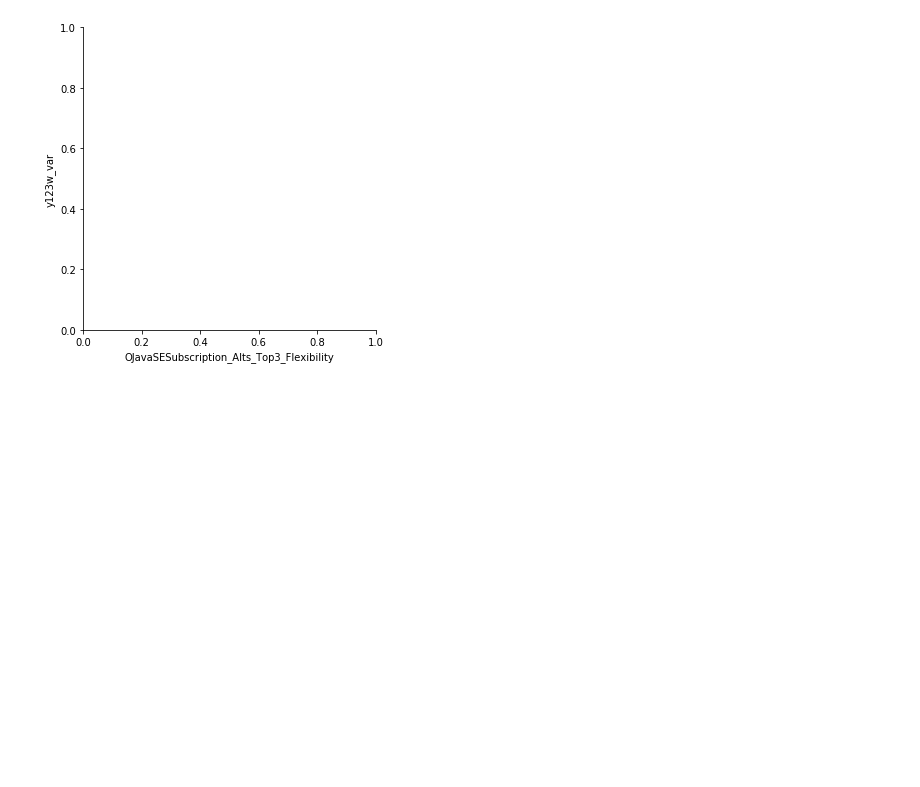
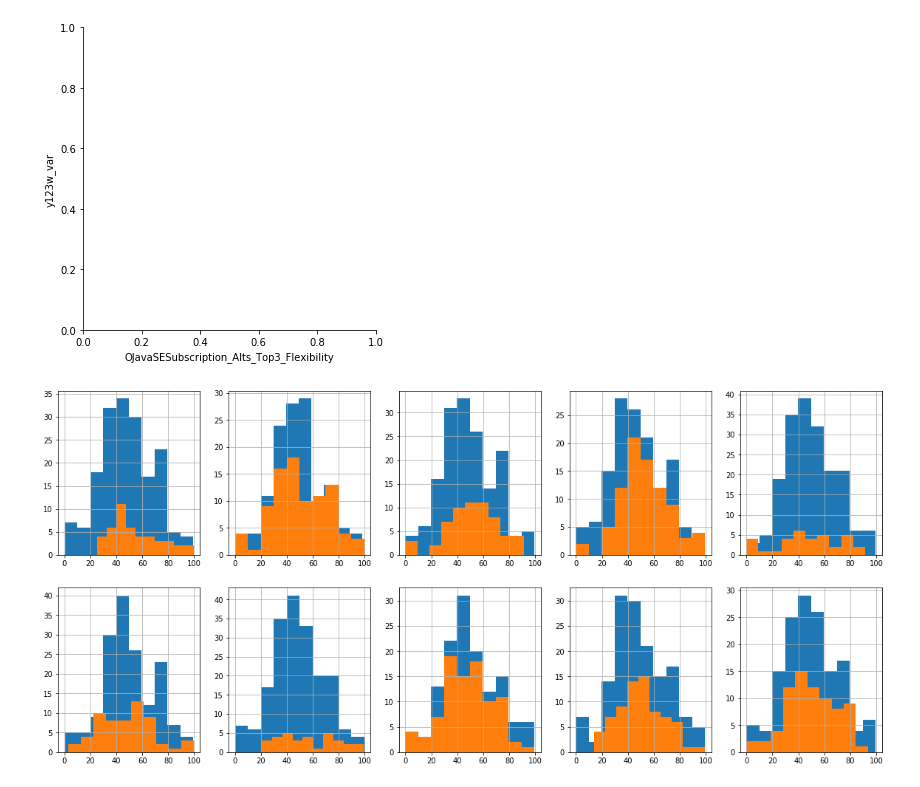
Before and after one commit to liouviaglou/JavaSE_202007, a Jupyter notebook: scripts/random_forest-y123w_mean.ipynb, the cells around one changed output. Cells and saved outputs as stored; diff of their text form; code cells hidden in the pictures; blank space fills up the shorter version.

```diff
--- a/scripts/random_forest-y123w_mean.ipynb
+++ b/scripts/random_forest-y123w_mean.ipynb
@@ -550,3 +550,12 @@ for v in varimp_top10:
 [figure]
 [figure]
 [figure]
+# %%
+fig, axs = plt.subplots(ncols=5, nrows=2)
+i=0
+axli = axs.flatten()
+for v in varimp_top10:
+    modw_df.groupby(v)['y123w_var'].hist(ax=axli[i])
+    i=i+1
+# %% [output]
+[figure, added]
```
Also changed, not shown: parts of 8 cells of this notebook, 1 other file.
